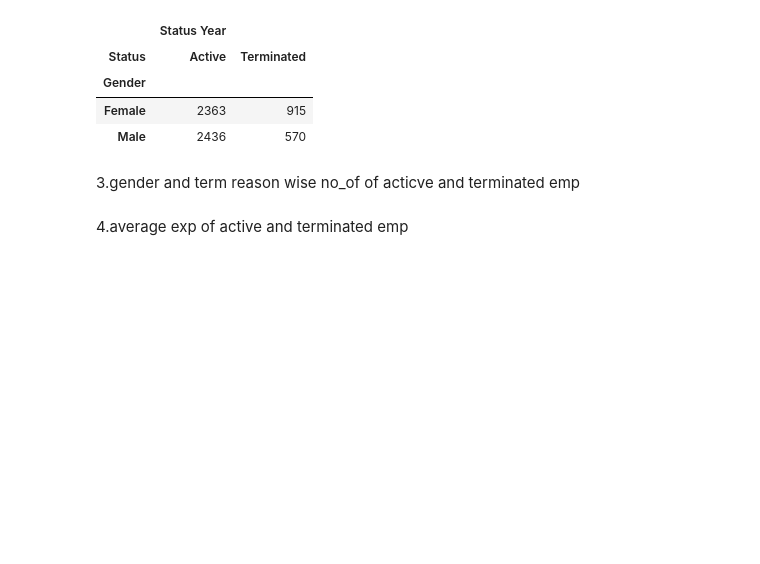
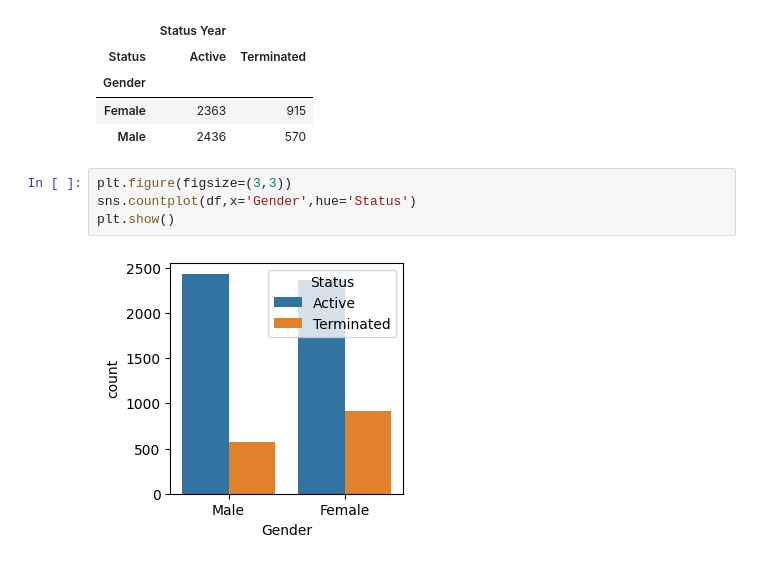
Before and after one commit to Aakashdoraisamy/python-data-science, a Jupyter notebook: Python_Libraries/pandas/attrition/attrition.ipynb, the cells around one changed output. Cells and saved outputs as stored; diff of their text form; blank space fills up the shorter version.

```diff
--- a/Python_Libraries/pandas/attrition/attrition.ipynb
+++ b/Python_Libraries/pandas/attrition/attrition.ipynb
@@ -309,7 +856,9 @@ pd.pivot_table(df,index=['Gender'],columns=['Status'],values=['Status Year'],agg
 | Gender |  |  |
 | Female | 2363 | 915 |
 | Male | 2436 | 570 |
-# %% [markdown]
-3.gender and term reason wise no_of of acticve and terminated emp
-# %% [markdown]
-4.average exp of active and terminated emp
+# %%
+plt.figure(figsize=(3,3))
+sns.countplot(df,x='Gender',hue='Status')
+plt.show()
+# %% [output]
+[figure, added]
```
Also changed, not shown: parts of 92 cells of this notebook.
